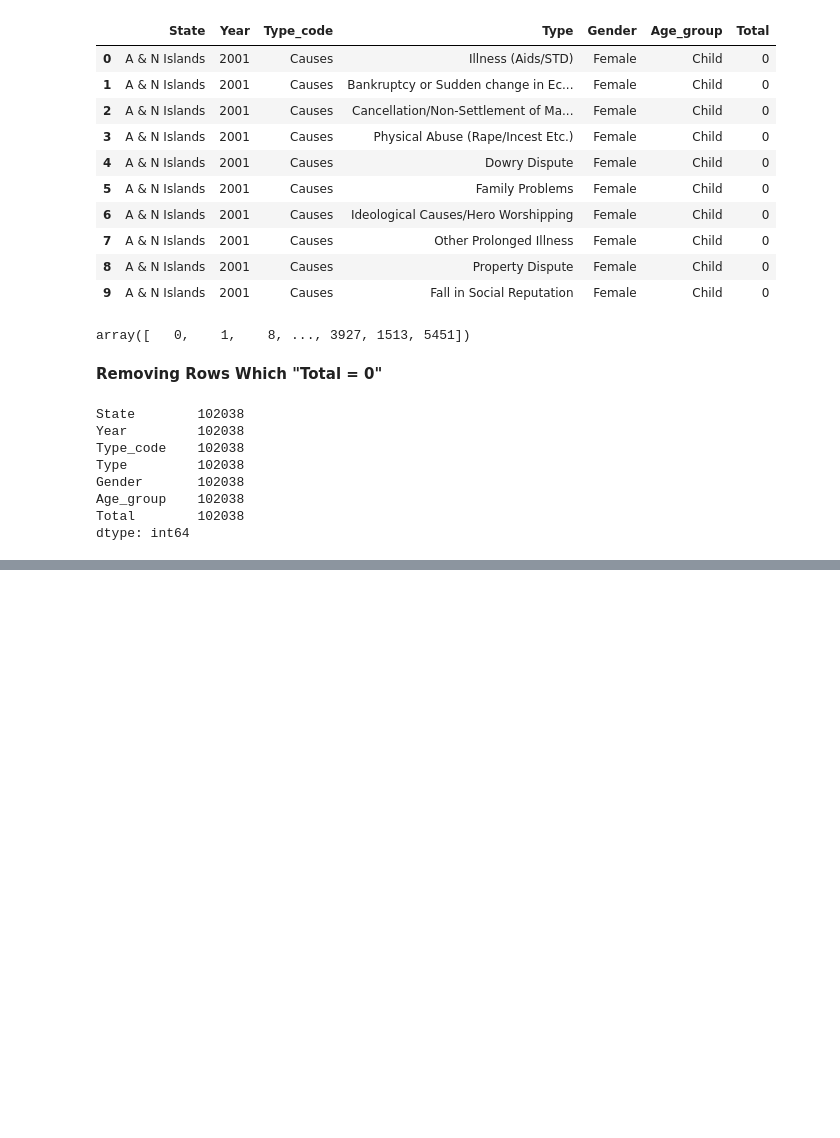
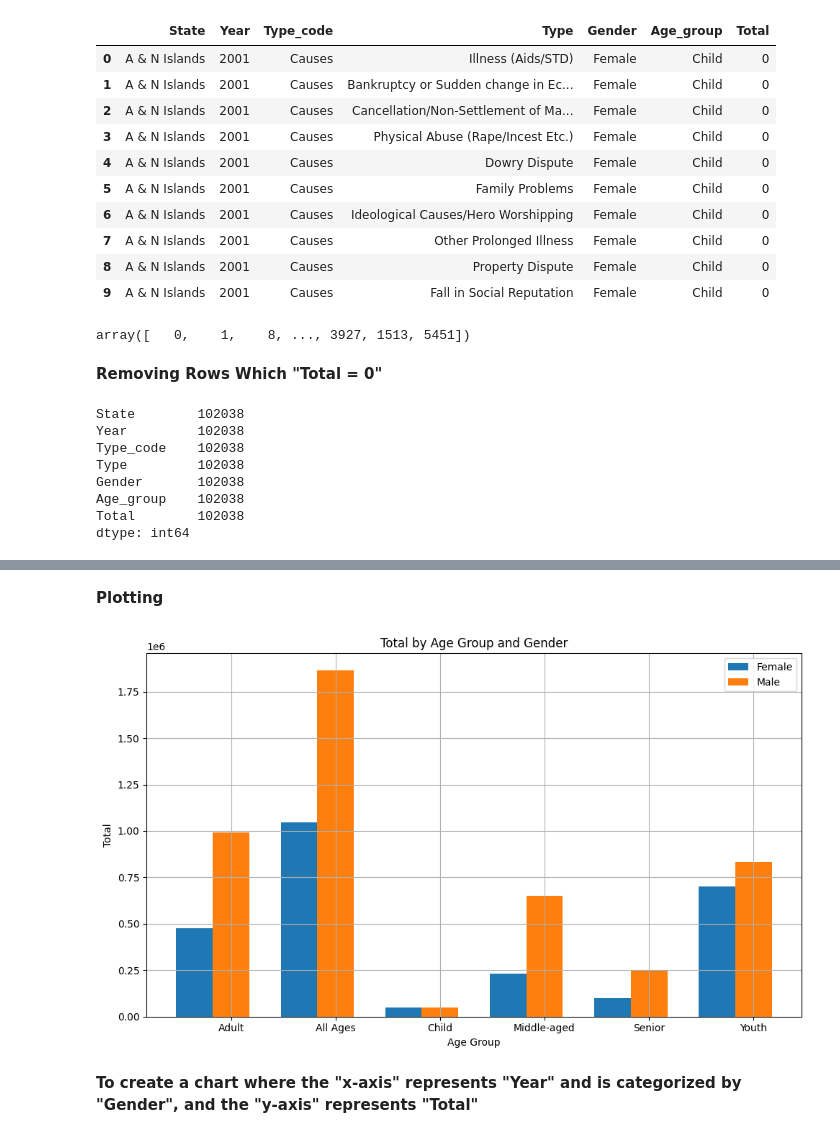
Before and after one commit to Udhay2898/Suicides-Analysis-in-India, a Jupyter notebook: Suicides Analysis.ipynb, the cells around one changed output, grey strips where cells are left out. Cells and saved outputs as stored; diff of their text form; code cells hidden in the pictures; blank space fills up the shorter version.

```diff
--- a/Suicides Analysis.ipynb
+++ b/Suicides Analysis.ipynb
@@ -212,0 +281,2 @@ dtype: int64
+# %%
+grouped_data = df.groupby(['Age_group', 'Gender']).agg({'Total': 'sum'}).reset_index()
@@ -212,0 +285,27 @@ dtype: int64
+# %%
+pivot_data = grouped_data.pivot(index='Age_group', columns='Gender', values='Total')
+# %% [markdown]
+**Plotting**
+# %%
+bar_width = 0.35
+index = range(len(pivot_data.index))
+
+fig, ax = plt.subplots(figsize=(10, 6))
+
+for i, gender in enumerate(pivot_data.columns):
+    plt.bar([x + i * bar_width for x in index], pivot_data[gender], bar_width, label=gender)
+
+plt.xlabel('Age Group')
+plt.ylabel('Total')
+plt.title('Total by Age Group and Gender')
+plt.xticks([x+bar_width for x in index], pivot_data.index,rotation = 0)
+
+plt.grid(True)
+plt.legend()
+
+plt.tight_layout()
+plt.show()
+# %% [output]
+[figure, added]
+# %% [markdown]
+**To create a chart where the "x-axis" represents "Year" and is categorized by "Gender", and the "y-axis" represents "Total"**
```
Also changed, not shown: parts of 15 cells of this notebook.
